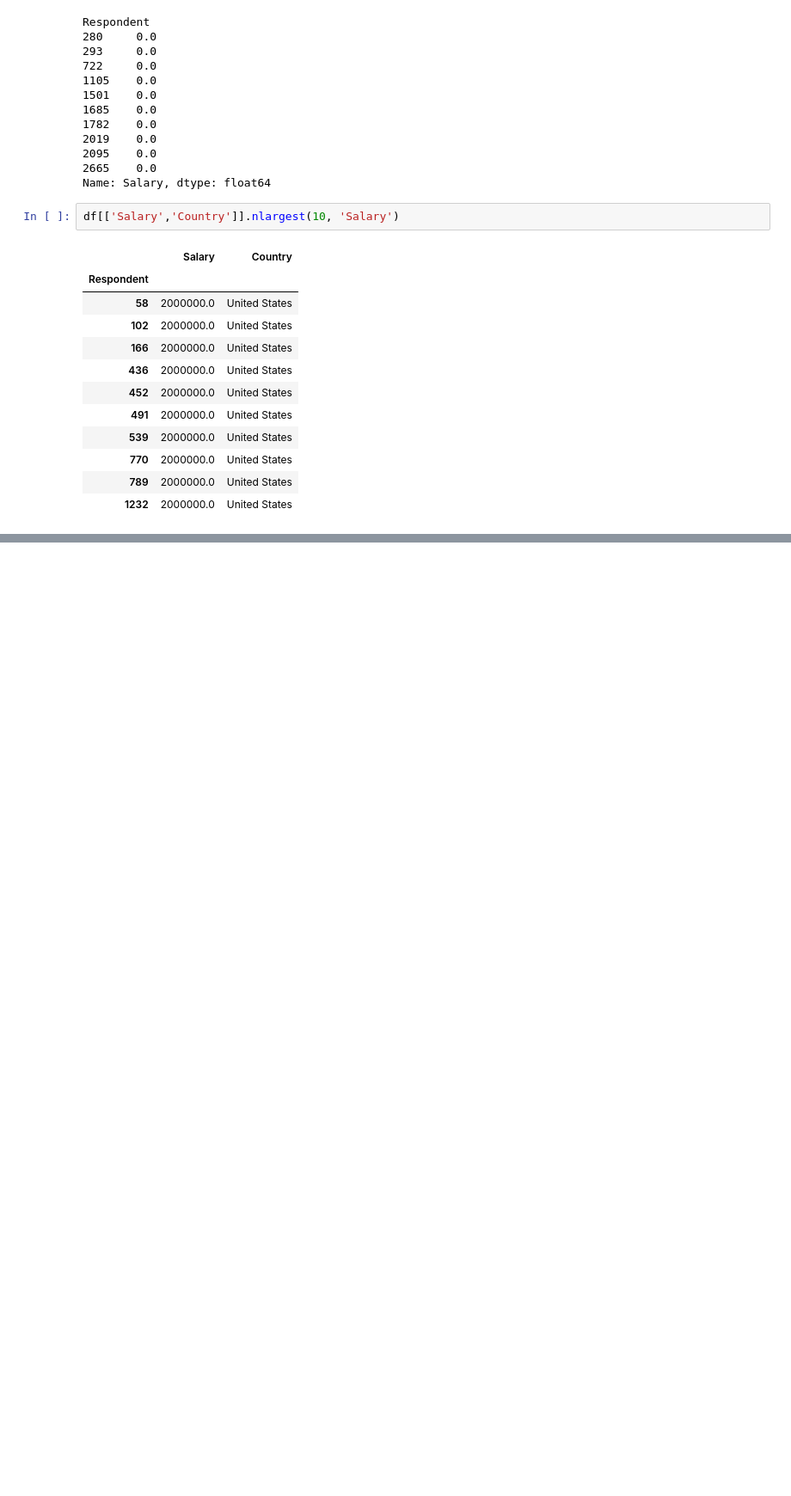
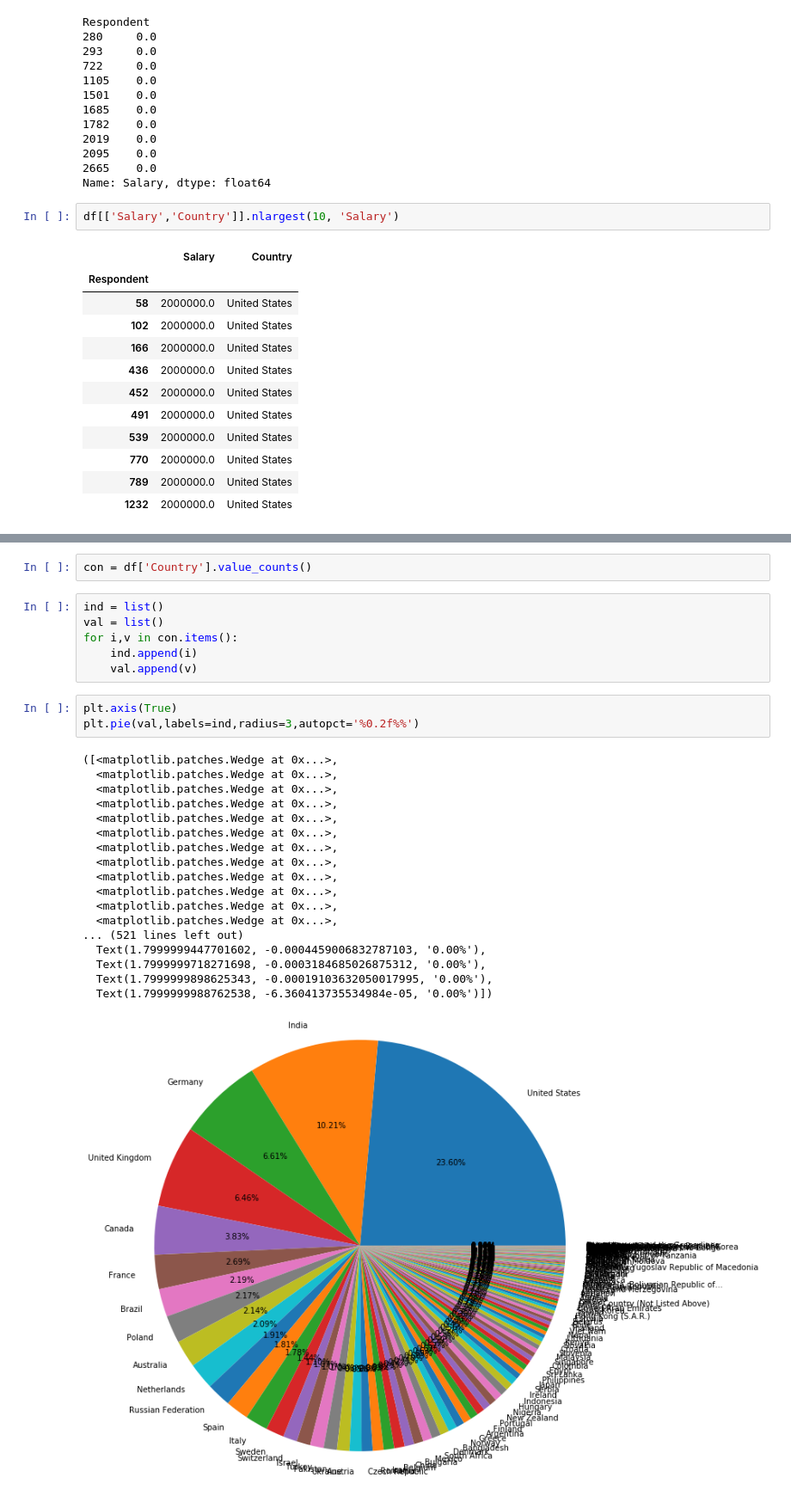
Before and after one commit to tusharsriMNNIT/MachineLearning, a Jupyter notebook: PandasAllInOne/PandasAdvanced.ipynb, the cells around one changed output, grey strips where cells are left out. Shown at 86% size. Saved outputs shown, nothing was run; the diff lists cells and outputs as text; blank space fills up the shorter version.

```diff
--- a/PandasAllInOne/PandasAdvanced.ipynb
+++ b/PandasAllInOne/PandasAdvanced.ipynb
@@ -831,0 +967,30 @@ df[['Salary','Country']].nlargest(10, 'Salary')
+# %%
+con = df['Country'].value_counts()
+# %%
+ind = list()
+val = list()
+for i,v in con.items():
+    ind.append(i)
+    val.append(v)
+# %%
+plt.axis(True)
+plt.pie(val,labels=ind,radius=3,autopct='%0.2f%%')
+# %% [output]
+([<matplotlib.patches.Wedge at 0x...>,
+  <matplotlib.patches.Wedge at 0x...>,
+  <matplotlib.patches.Wedge at 0x...>,
+  <matplotlib.patches.Wedge at 0x...>,
+  <matplotlib.patches.Wedge at 0x...>,
+  <matplotlib.patches.Wedge at 0x...>,
+  <matplotlib.patches.Wedge at 0x...>,
+  <matplotlib.patches.Wedge at 0x...>,
+  <matplotlib.patches.Wedge at 0x...>,
+  <matplotlib.patches.Wedge at 0x...>,
+  <matplotlib.patches.Wedge at 0x...>,
+  <matplotlib.patches.Wedge at 0x...>,
+... (521 lines left out)
+  Text(1.7999999447701602, -0.0004459006832787103, '0.00%'),
+  Text(1.7999999718271698, -0.0003184685026875312, '0.00%'),
+  Text(1.7999999898625343, -0.00019103632050017995, '0.00%'),
+  Text(1.7999999988762538, -6.360413735534984e-05, '0.00%')])
+[figure, added]
```
Also changed, not shown: parts of 54 cells of this notebook, 4 other files.
